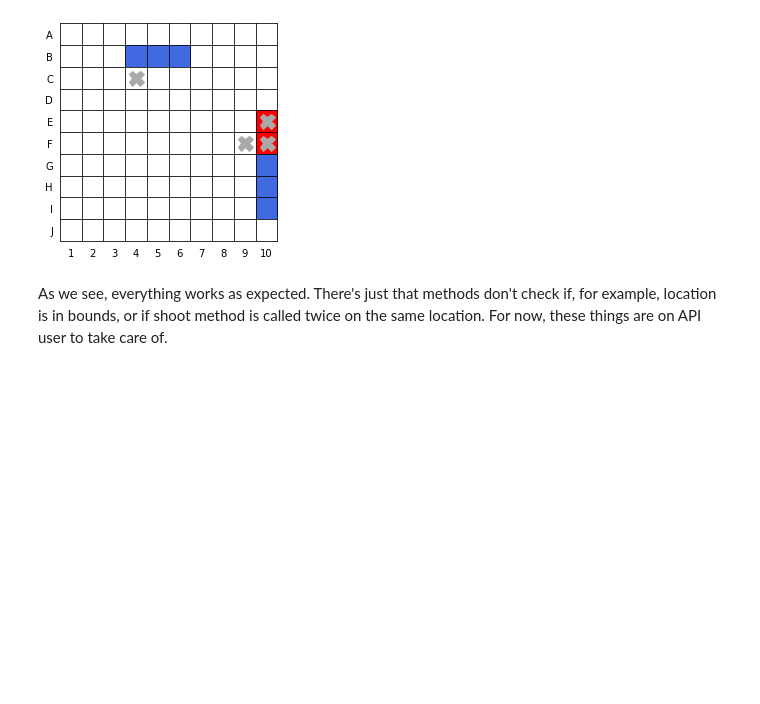
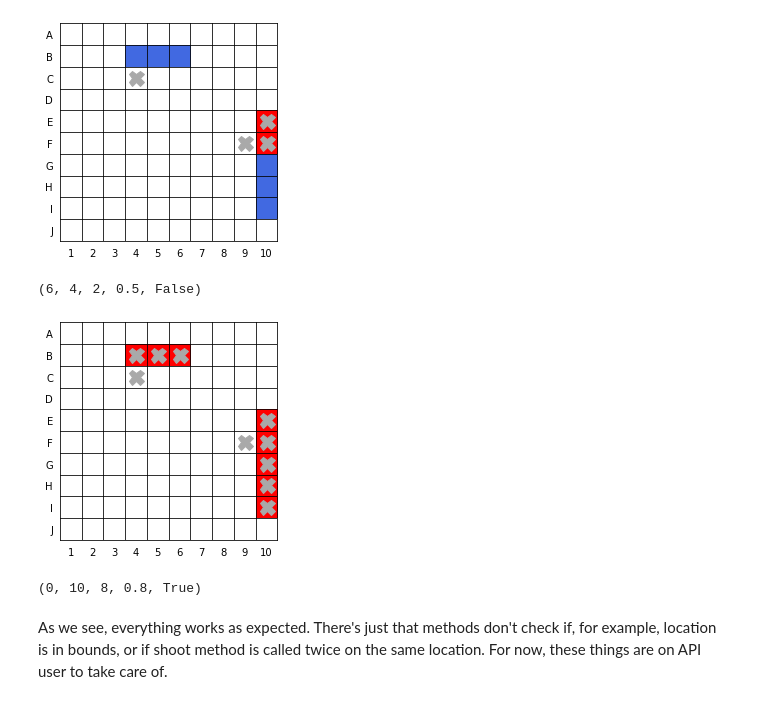
Before and after one commit to lnadi17/battleship-simulator, a Jupyter notebook: gameboard.ipynb, the cells around one changed output. Saved outputs shown, nothing was run; the diff lists cells and outputs as text; code cells hidden in the pictures; blank space fills up the shorter version.

```diff
--- a/gameboard.ipynb
+++ b/gameboard.ipynb
@@ -295,5 +334,23 @@ True
 board.get_figure()
 # %% [output]
 [figure]
+# %%
+board.get_alive_count(), board.get_shot_count(), board.get_hit_count(), board.get_accuracy(), board.is_game_over()
+# %% [output]
+(6, 4, 2, 0.5, False)
+# %%
+board.shoot('B4')
+board.shoot('B5')
+board.shoot('B6')
+board.shoot('G10')
+board.shoot('H10')
+board.shoot('I10')
+board.get_figure()
+# %% [output]
+[figure, added]
+# %%
+board.get_alive_count(), board.get_shot_count(), board.get_hit_count(), board.get_accuracy(), board.is_game_over()
+# %% [output]
+(0, 10, 8, 0.8, True)
 # %% [markdown]
 As we see, everything works as expected. There's just that methods don't check if, for example, location is in bounds, or if shoot method is called twice on the same location. For now, these things are on API user to take care of.
```
Also changed, not shown: parts of 1 cell of this notebook, 1 other file.
